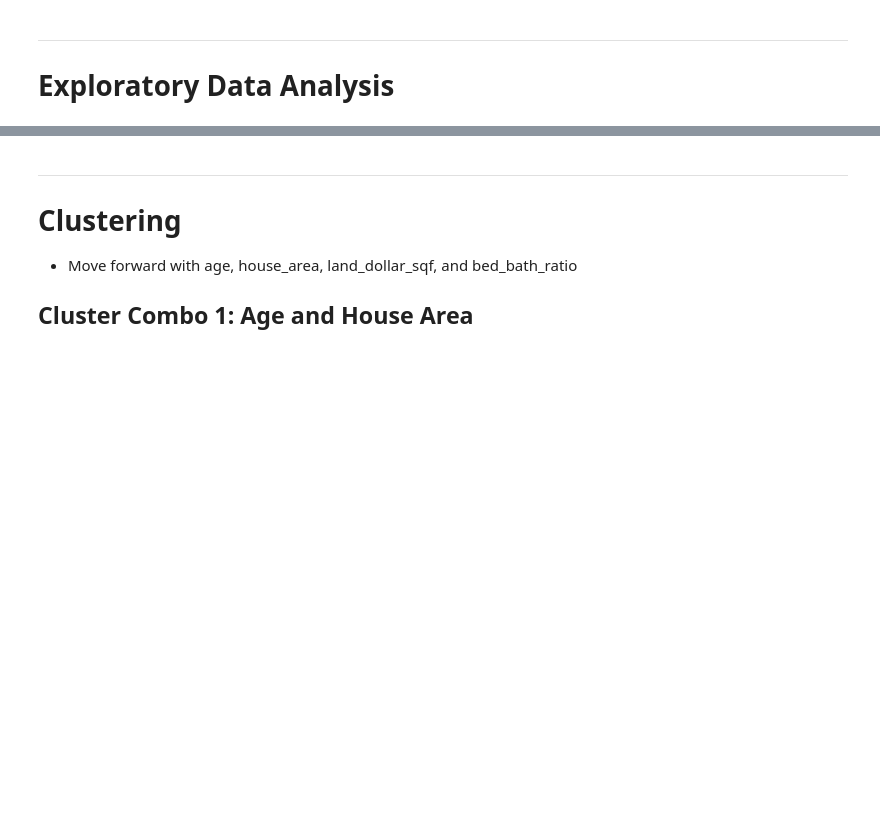
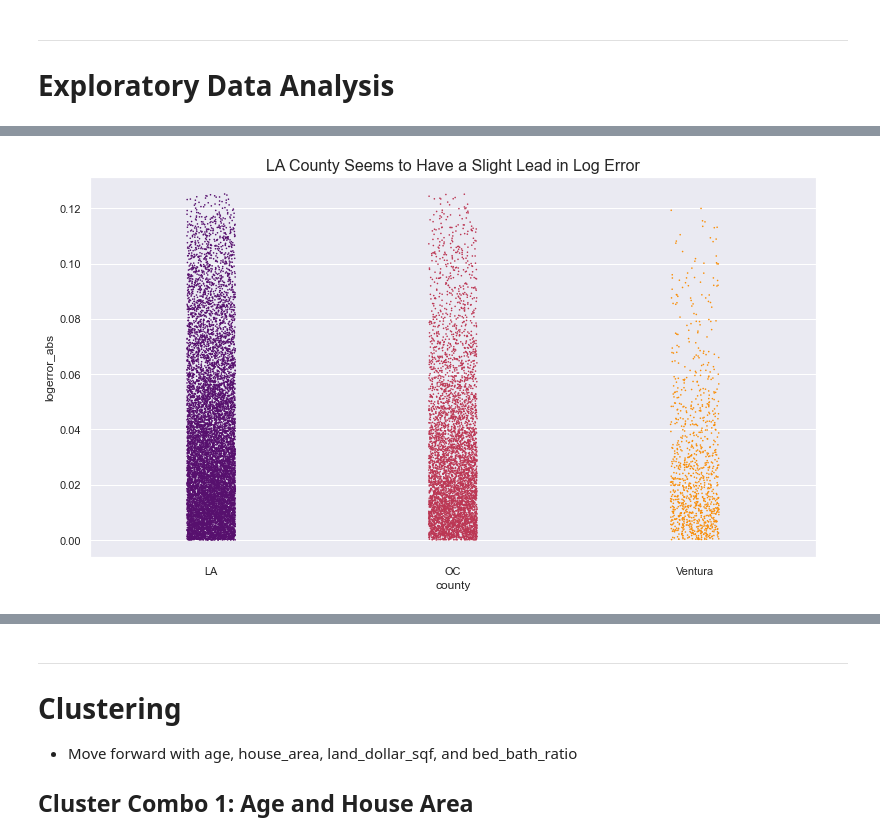
Before and after one commit to HopperTeam6/Zillow_Clustering_Project, a Jupyter notebook: zillow_clustering_report.ipynb, the cells around one changed output, grey strips where cells are left out. Cells and saved outputs as stored; diff of their text form; code cells hidden in the pictures; blank space fills up the shorter version.

```diff
--- a/zillow_clustering_report.ipynb
+++ b/zillow_clustering_report.ipynb
@@ -95,0 +119,5 @@ df, train, validate, test, train_scaled, validate_scaled, test_scaled = prepare.
+# %%
+#juxtapose log error through viz
+explore.display_strips(train);
+# %% [output]
+[figure, added]
```
Also changed, not shown: parts of 46 cells of this notebook.
